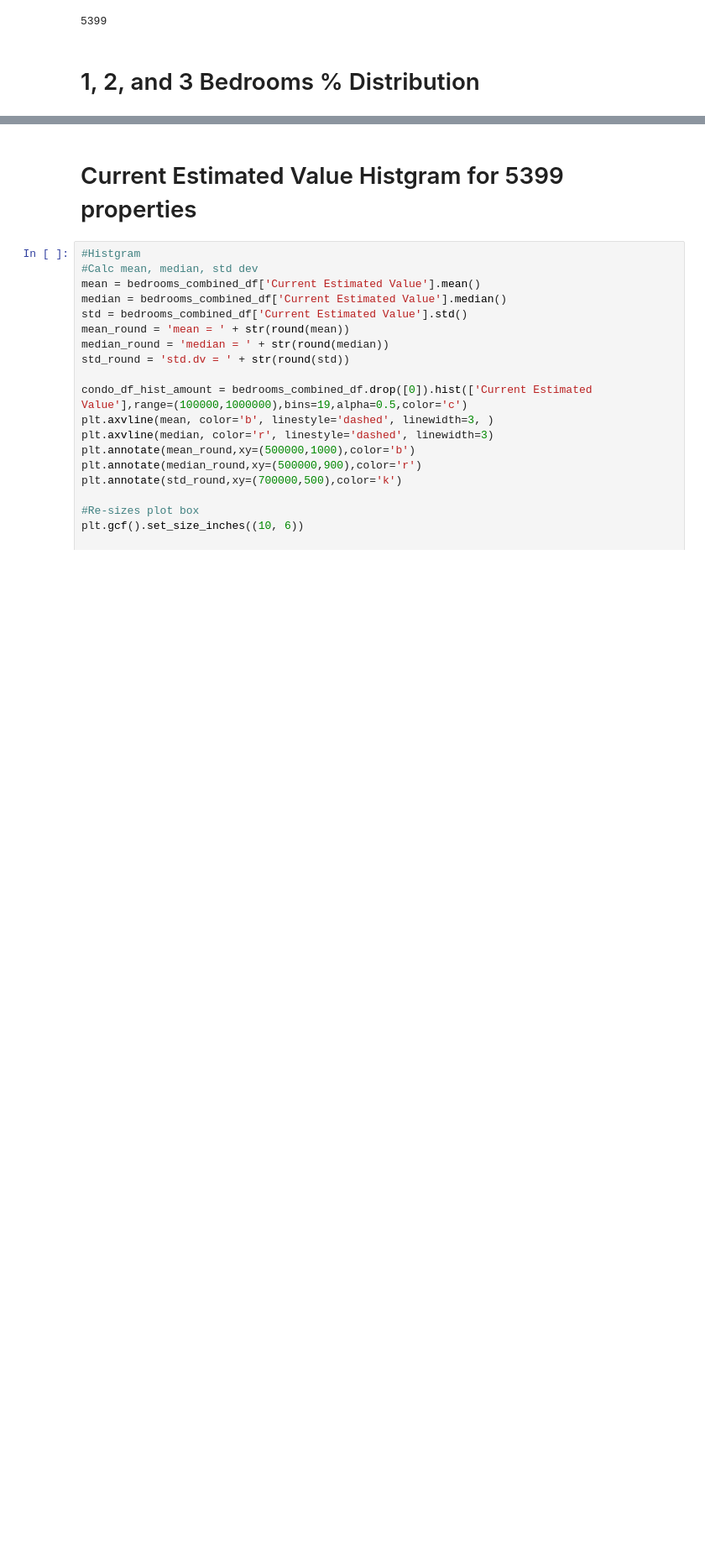
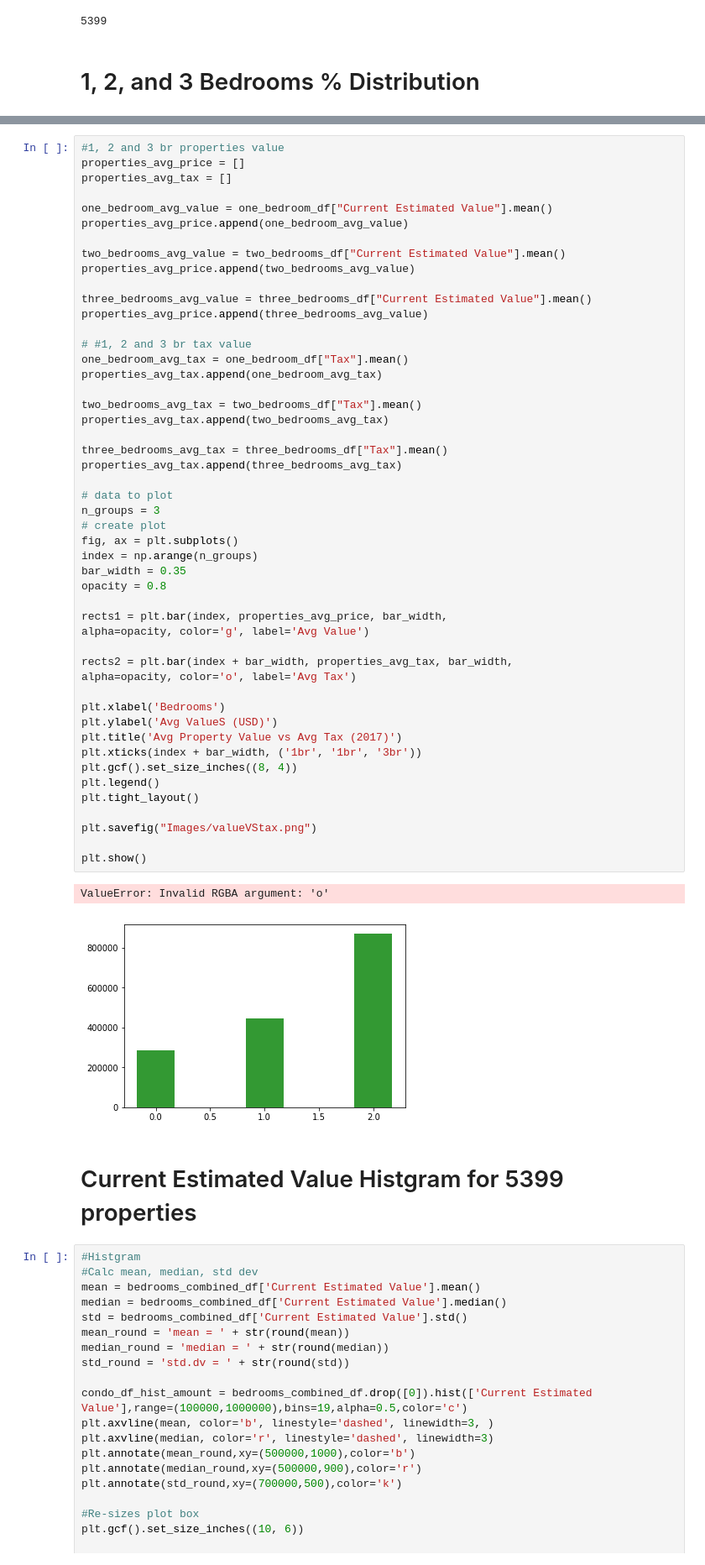
Before and after one commit to FeLowe/NW-Bootcamp-Projects, a Jupyter notebook: analysis.ipynb, the cells around one changed output, grey strips where cells are left out. Shown at 84% size. Drawn from its saved outputs; the diff is of its cells as text; blank space fills up the shorter version.

```diff
--- a/analysis.ipynb
+++ b/analysis.ipynb
@@ -81,3 +83,55 @@ Name: Zillow ID, dtype: int64
+# %%
+#1, 2 and 3 br properties value
+properties_avg_price = []
+properties_avg_tax = []
+
+one_bedroom_avg_value = one_bedroom_df["Current Estimated Value"].mean()
+properties_avg_price.append(one_bedroom_avg_value)
+
+two_bedrooms_avg_value = two_bedrooms_df["Current Estimated Value"].mean()
+properties_avg_price.append(two_bedrooms_avg_value)
+
+three_bedrooms_avg_value = three_bedrooms_df["Current Estimated Value"].mean()
+properties_avg_price.append(three_bedrooms_avg_value)
+
+# #1, 2 and 3 br tax value
+one_bedroom_avg_tax = one_bedroom_df["Tax"].mean()
+properties_avg_tax.append(one_bedroom_avg_tax)
+
+two_bedrooms_avg_tax = two_bedrooms_df["Tax"].mean()
+properties_avg_tax.append(two_bedrooms_avg_tax)
+
+three_bedrooms_avg_tax = three_bedrooms_df["Tax"].mean()
+properties_avg_tax.append(three_bedrooms_avg_tax)
+
+# data to plot
+n_groups = 3
+# create plot
+fig, ax = plt.subplots()
+index = np.arange(n_groups)
+bar_width = 0.35
+opacity = 0.8
+
+rects1 = plt.bar(index, properties_avg_price, bar_width,
+alpha=opacity, color='g', label='Avg Value')
+
+rects2 = plt.bar(index + bar_width, properties_avg_tax, bar_width,
+alpha=opacity, color='o', label='Avg Tax')
+
+plt.xlabel('Bedrooms')
+plt.ylabel('Avg ValueS (USD)')
+plt.title('Avg Property Value vs Avg Tax (2017)')
+plt.xticks(index + bar_width, ('1br', '1br', '3br'))
+plt.gcf().set_size_inches((8, 4))
+plt.legend()
+plt.tight_layout()
+
+plt.savefig("Images/valueVStax.png")
+
+plt.show()
+# %% [output]
+ValueError: Invalid RGBA argument: 'o'
+[figure, added]
 # %% [markdown]
 # Current Estimated Value Histgram for 5399 properties
 # %%
```
Also changed, not shown: parts of 15 cells of this notebook, 2 other files.
